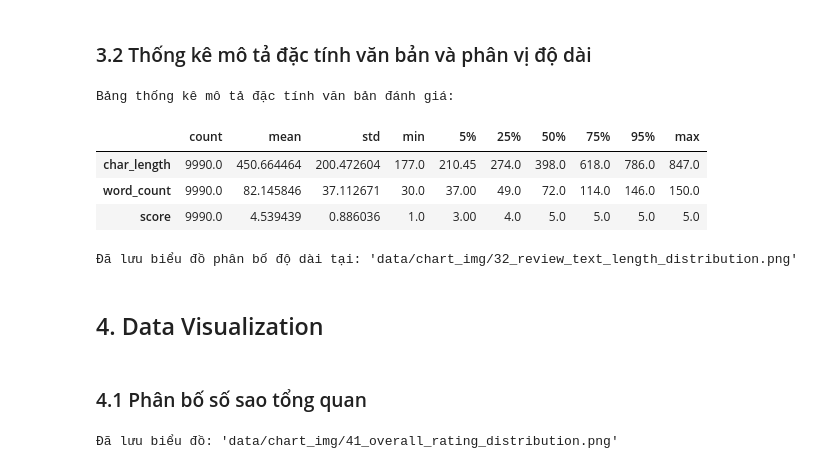
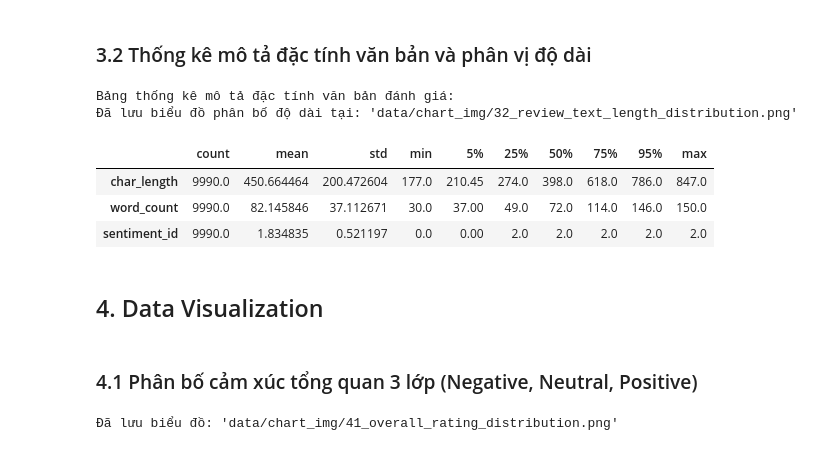
Before and after one commit to trietnguyen2611/DAP-Hotel-2, a Jupyter notebook: Project.ipynb, the cells around one changed output. Drawn from its saved outputs; the diff is of its cells as text; code cells hidden in the pictures.

```diff
--- a/Project.ipynb
+++ b/Project.ipynb
@@ -414,28 +416,28 @@ Số lượng annotation spans có tọa độ không hợp lệ: 0
 # %% [markdown]
 ### 3.2 Thống kê mô tả đặc tính văn bản và phân vị độ dài
 # %%
-desc_stats = df_reviews[['char_length', 'word_count', 'score']].describe(percentiles=[0.05, 0.25, 0.5, 0.75, 0.95]).T
+desc_stats = df_reviews[['char_length', 'word_count', 'sentiment_id']].describe(percentiles=[0.05, 0.25, 0.5, 0.75, 0.95]).T
 print("Bảng thống kê mô tả đặc tính văn bản đánh giá:")
 display(desc_stats)
 
 plt.figure(figsize=(10, 5))
 sns.kdeplot(df_reviews['char_length'], fill=True, color='#27ae60', alpha=0.4)
 plt.title("Kernel Density Estimation of Character Lengths", fontweight='bold')
 plt.xlabel("Review Character Length")
 plt.ylabel("Density")
 chart_path_32 = "data/chart_img/32_review_text_length_distribution.png"
 plt.savefig(chart_path_32)
 plt.close()
 print(f"Đã lưu biểu đồ phân bố độ dài tại: '{chart_path_32}'")
 # %% [output]
 Bảng thống kê mô tả đặc tính văn bản đánh giá:
+Đã lưu biểu đồ phân bố độ dài tại: 'data/chart_img/32_review_text_length_distribution.png'
 |  | count | mean | std | min | 5% | 25% | 50% | 75% | 95% | max |
 | char_length | 9990.0 | 450.664464 | 200.472604 | 177.0 | 210.45 | 274.0 | 398.0 | 618.0 | 786.0 | 847.0 |
 | word_count | 9990.0 | 82.145846 | 37.112671 | 30.0 | 37.00 | 49.0 | 72.0 | 114.0 | 146.0 | 150.0 |
-| score | 9990.0 | 4.539439 | 0.886036 | 1.0 | 3.00 | 4.0 | 5.0 | 5.0 | 5.0 | 5.0 |
+| sentiment_id | 9990.0 | 1.834835 | 0.521197 | 0.0 | 0.00 | 2.0 | 2.0 | 2.0 | 2.0 | 2.0 |
-Đã lưu biểu đồ phân bố độ dài tại: 'data/chart_img/32_review_text_length_distribution.png'
 # %% [markdown]
 ## 4. Data Visualization
 # %% [markdown]
-### 4.1 Phân bố số sao tổng quan
+### 4.1 Phân bố cảm xúc tổng quan 3 lớp (Negative, Neutral, Positive)
 # %%
```
Also changed, not shown: parts of 60 cells of this notebook, 18 other files.
